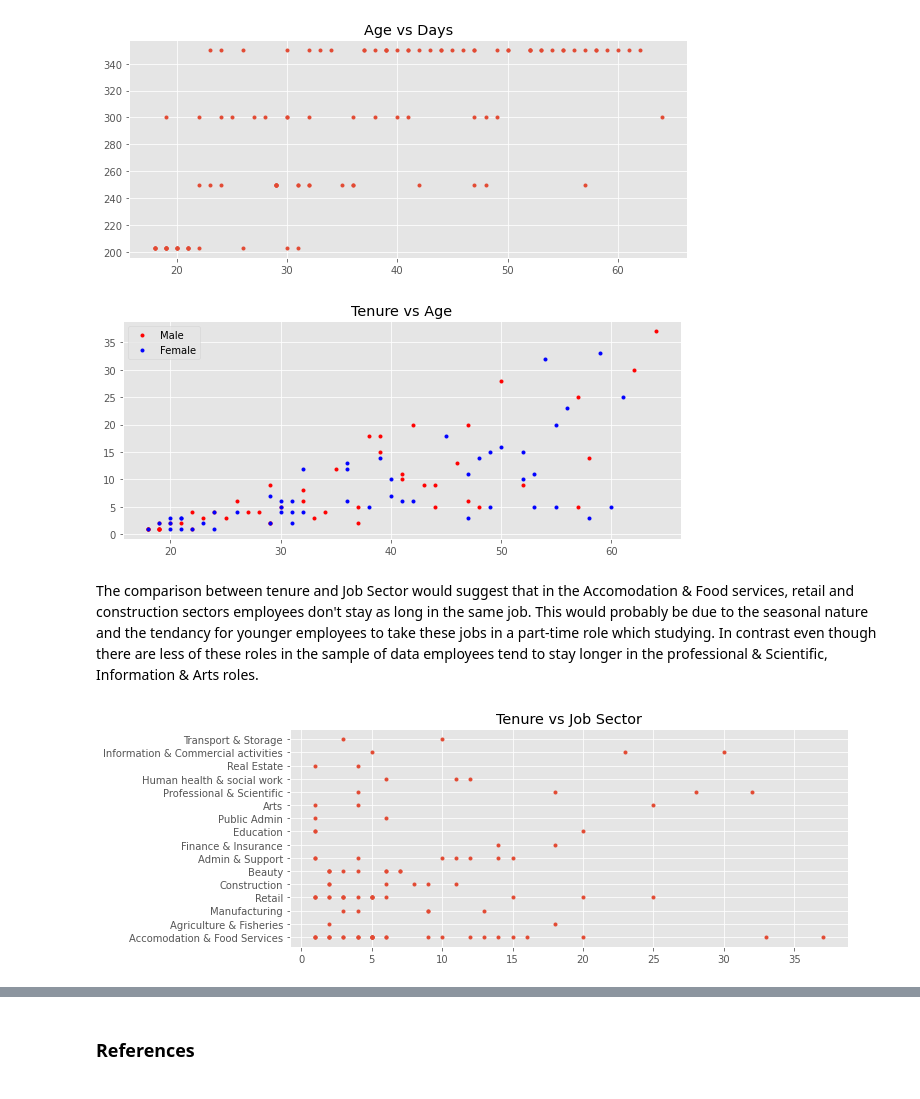
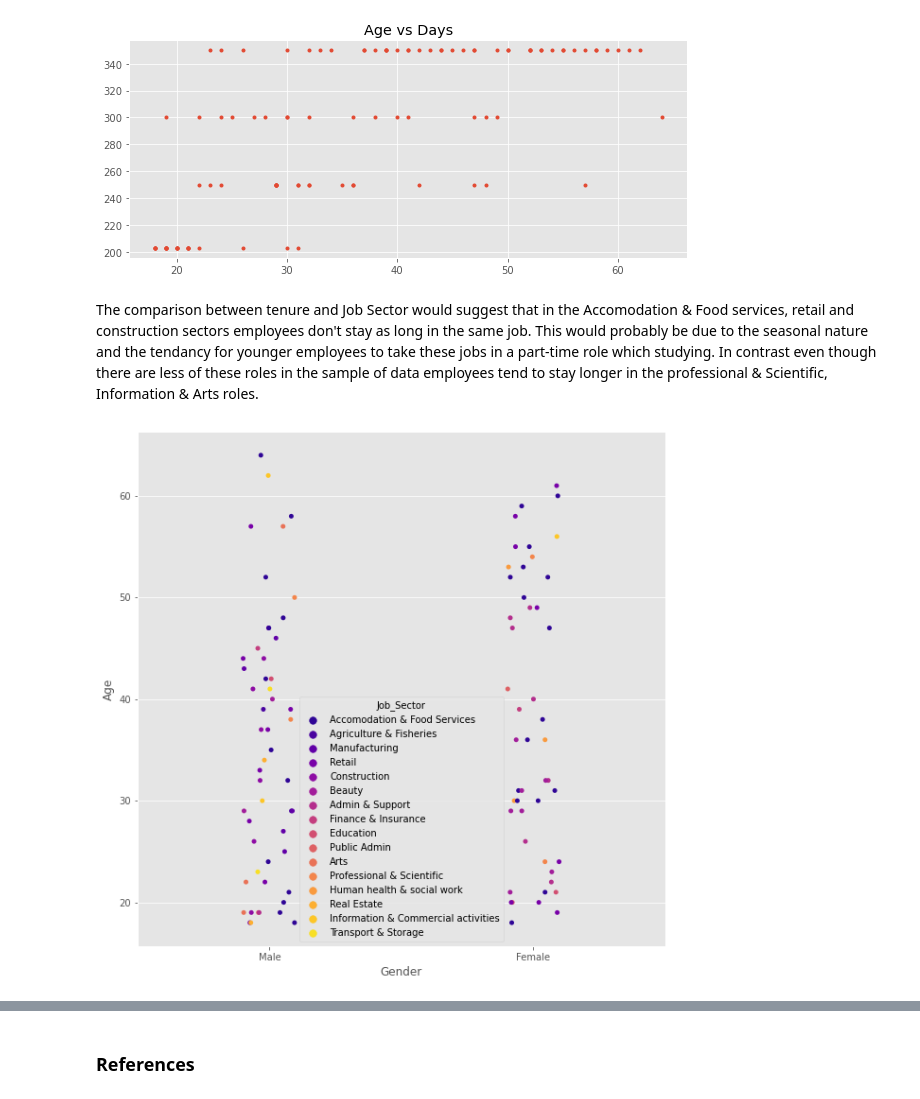
Before and after one commit to nmanley73/Project-Programming, a Jupyter notebook: Project - Programming.ipynb, the cells around one changed output, grey strips where cells are left out. Saved outputs shown, nothing was run; the diff lists cells and outputs as text; code cells hidden in the pictures.

```diff
--- a/Project - Programming.ipynb
+++ b/Project - Programming.ipynb
@@ -160,36 +179,16 @@ plt.title("Age vs Days")
 plt.show()
 # %% [output]
 [figure]
-# %%
-# makes plot bigger
-plt.rcParams['figure.figsize'] = (10.0, 4.0)
-# tidier plot
-plt.style.use("ggplot")
-# plot Age and tenure to see relationship
-m = df.loc[df["Gender"]=="Male"]
-f = df.loc[df["Gender"]=="Female"]
-
-plt.plot(m["Age"], m["Tenure"],'r.', label = 'Male')
-plt.plot(f["Age"],f["Tenure"], 'b.', label = 'Female')
-plt.legend()
-plt.title("Tenure vs Age")
-#plt.ylabel("Tenure")
-#plt.xlabel("Age")
-plt.show()
-# %% [output]
-[figure, removed]
 # %% [markdown]
 The comparison between tenure and Job Sector would suggest that in the Accomodation & Food services, retail and construction sectors employees don't stay as long in the same job. This would probably be due to the seasonal nature and the tendancy for younger employees to take these jobs in a part-time role which studying. In contrast even though there are less of these roles in the sample of data employees tend to stay longer in the professional & Scientific, Information & Arts roles.
-# %%
-# makes plot bigger
-plt.rcParams['figure.figsize'] = (10.0, 4.0)
-# tidier plot
-plt.style.use("ggplot")
-# plot Age and tenure to see relationship
-plt.plot(df["Tenure"], df["Job_Sector"],'.')
-plt.title("Tenure vs Job Sector")
-#plt.ylabel("Tenure")
-#plt.xlabel("Age")
-plt.show()
-# %% [output]
-[figure, removed]
+# %%
+import matplotlib.pyplot as plt
+import seaborn as sns
+
+# Change seaborn plot size
+fig = plt.gcf()
+fig.set_size_inches(10, 10)
+
+sns.stripplot(x ="Gender", y ="Age", hue = "Job_Sector", data = df, palette ='plasma', jitter = True);
+# %% [output]
+[figure, added]
```
Also changed, not shown: parts of 19 cells of this notebook.
